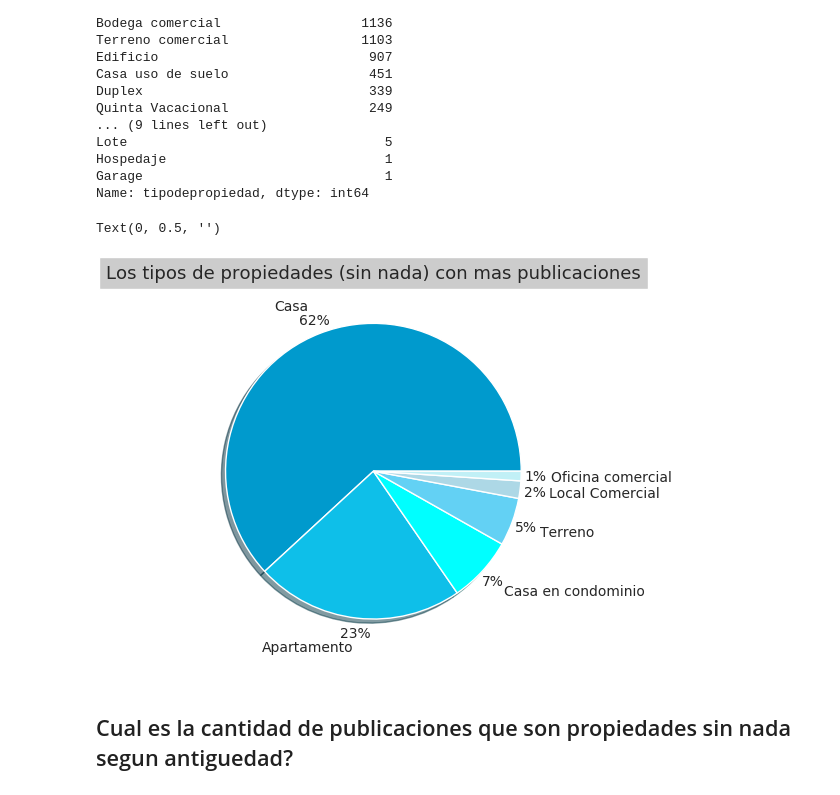
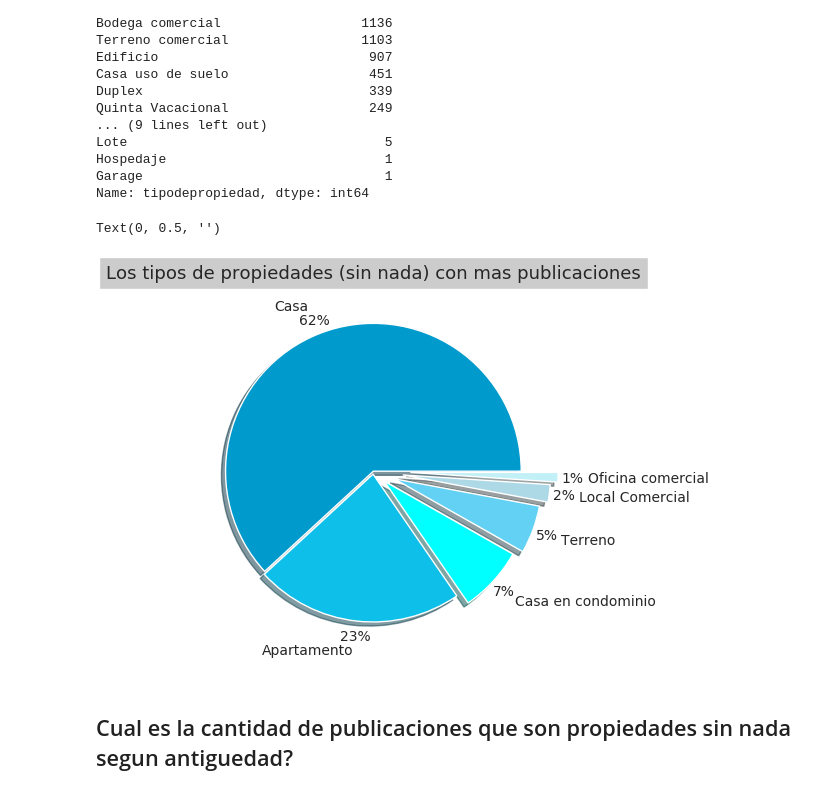
Before and after one commit to cessar5/7506_20192C, a Jupyter notebook: TP1_N.ipynb, the cells around one changed output. Drawn from its saved outputs; the diff is of its cells as text; code cells hidden in the pictures.

```diff
--- a/TP1_N.ipynb
+++ b/TP1_N.ipynb
@@ -460,14 +454,16 @@ Name: tipodepropiedad, dtype: int64
 blue_palette = ['#009ACD', '#0EBFE9','cyan', '#63D1F4', '#ADD8E6', '#C1F0F6']
 # %%
 sTop6 = PropiedadesSinNada['tipodepropiedad'].value_counts().nlargest(6)
+# %%
+explo = (0,0.02,0.1,0.15,0.20,0.25)
 # %%
 p = sTop6.plot.pie(fontsize=10, autopct='%1.0f%%', pctdistance=1.1, labeldistance=1.2,\
-                         shadow=True, startangle=0, colors= blue_palette)
+                         shadow=True, startangle=0, colors= blue_palette, explode= explo)
 plt.title("Los tipos de propiedades (sin nada) con mas publicaciones", fontsize=13, bbox={'facecolor':'0.8', 'pad':5})
 p.set_ylabel('')
 # %% [output]
 Text(0, 0.5, '')
-[figure, old version]
+[figure, new version]
 # %% [markdown]
 ## Cual es la cantidad de publicaciones que son propiedades sin nada segun antiguedad?
 # %%
```
Also changed, not shown: parts of 3 cells of this notebook.
